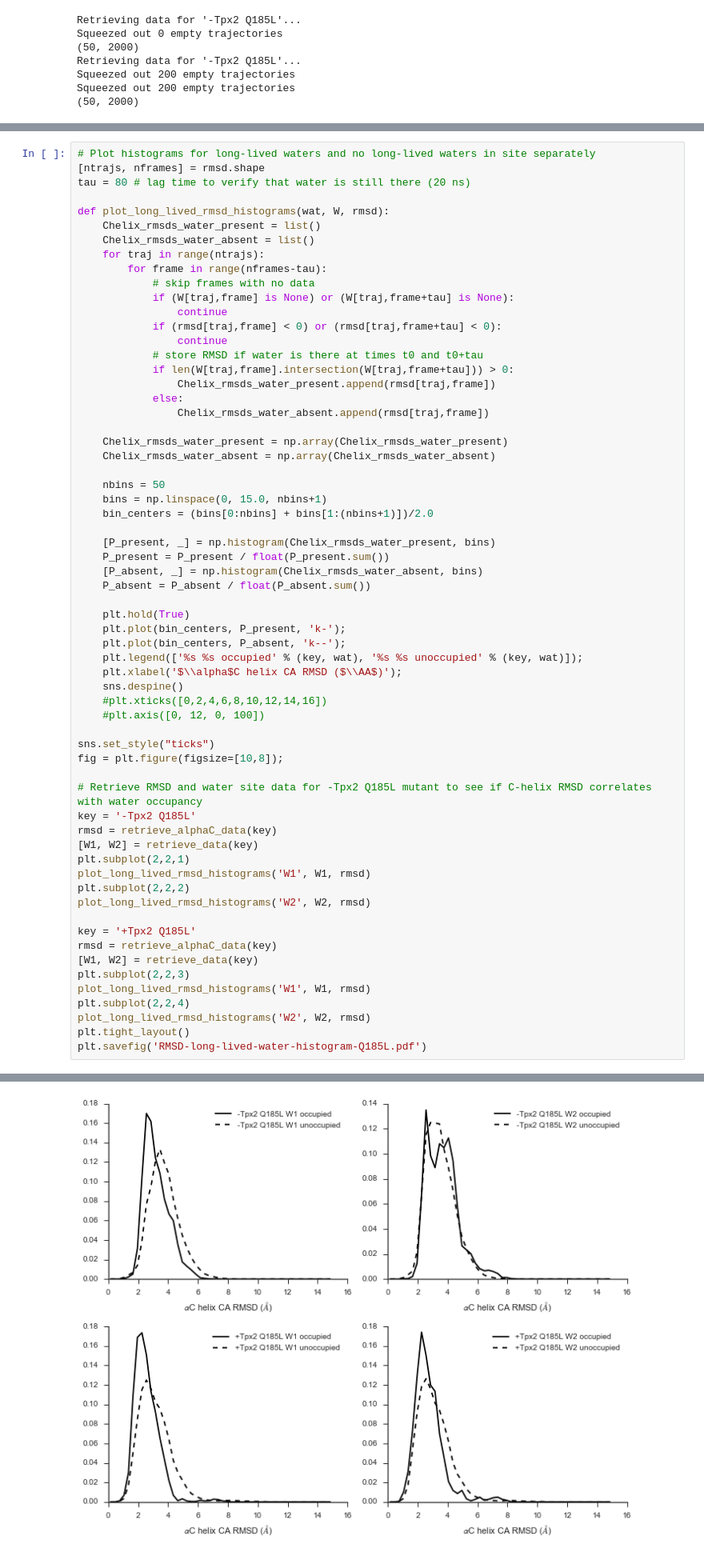
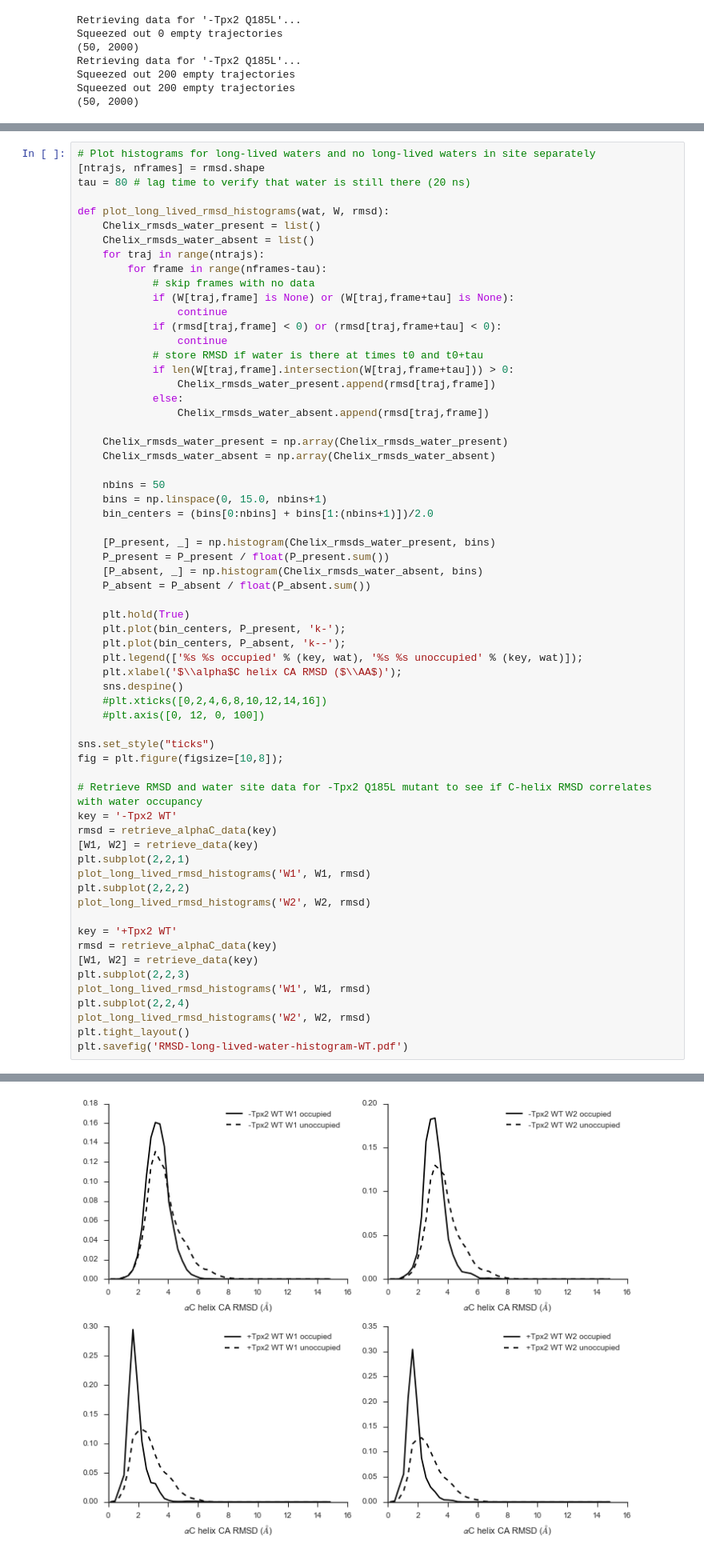
Before and after one commit to choderalab/AURKA_UMN, a Jupyter notebook: analyze/explore-publication-figures.ipynb, the cells around one changed output, grey strips where cells are left out. Shown at 80% size. Cells and saved outputs as stored; diff of their text form.

```diff
--- a/analyze/explore-publication-figures.ipynb
+++ b/analyze/explore-publication-figures.ipynb
@@ -1034,7 +1034,7 @@ sns.set_style("ticks")
 fig = plt.figure(figsize=[10,8]);
 
 # Retrieve RMSD and water site data for -Tpx2 Q185L mutant to see if C-helix RMSD correlates with water occupancy
-key = '-Tpx2 Q185L'
+key = '-Tpx2 WT'
 rmsd = retrieve_alphaC_data(key)
 [W1, W2] = retrieve_data(key)
 plt.subplot(2,2,1)
@@ -1042,7 +1042,7 @@ plot_long_lived_rmsd_histograms('W1', W1, rmsd)
 plt.subplot(2,2,2)
 plot_long_lived_rmsd_histograms('W2', W2, rmsd)
 
-key = '+Tpx2 Q185L'
+key = '+Tpx2 WT'
 rmsd = retrieve_alphaC_data(key)
 [W1, W2] = retrieve_data(key)
 plt.subplot(2,2,3)
@@ -1050,5 +1050,5 @@ plot_long_lived_rmsd_histograms('W1', W1, rmsd)
 plt.subplot(2,2,4)
 plot_long_lived_rmsd_histograms('W2', W2, rmsd)
 plt.tight_layout()
-plt.savefig('RMSD-long-lived-water-histogram-Q185L.pdf')
+plt.savefig('RMSD-long-lived-water-histogram-WT.pdf')
 # %% [output]
@@ -1065 +1065 @@ Squeezed out 200 empty trajectories
-[figure, old version]
+[figure, new version]
```
Also changed, not shown: parts of 3 cells of this notebook.
